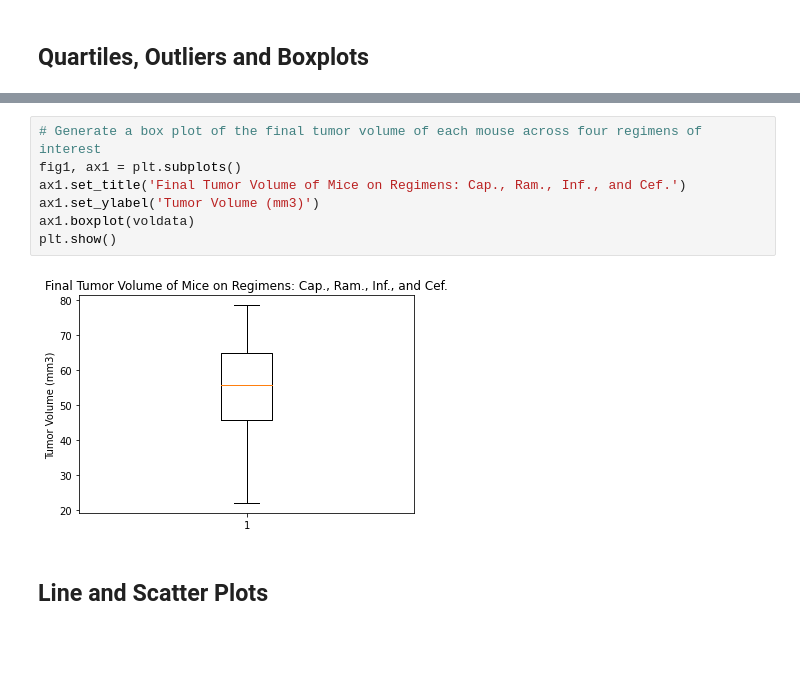
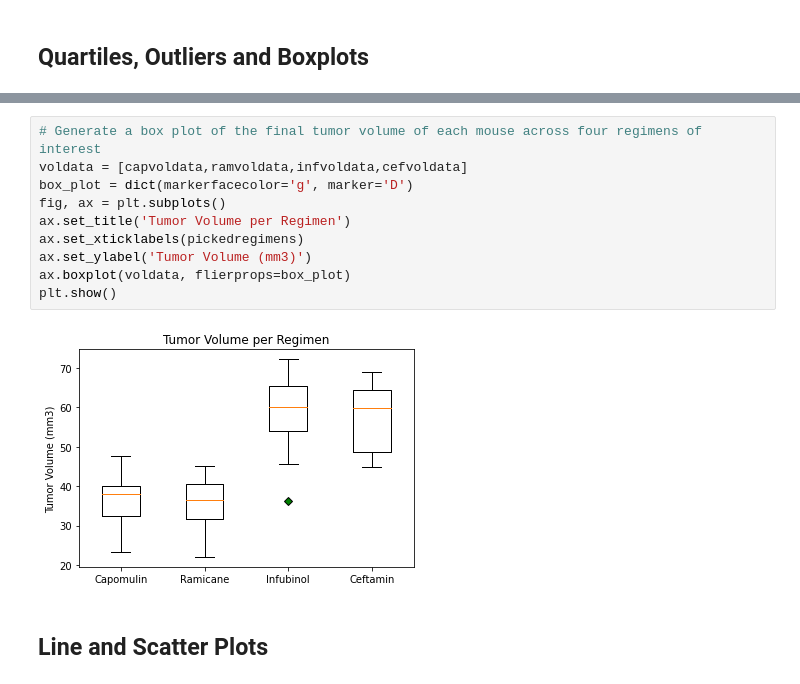
Before and after one commit to Grwat33/Matplotlib-challenge, a Jupyter notebook: Pymaceuticals/pymaceuticals_starter.ipynb, the cells around one changed output, grey strips where cells are left out. Saved outputs shown, nothing was run; the diff lists cells and outputs as text; blank space fills up the shorter version.

```diff
--- a/Pymaceuticals/pymaceuticals_starter.ipynb
+++ b/Pymaceuticals/pymaceuticals_starter.ipynb
@@ -290,12 +326,15 @@ There are no outliers
 # %%
 # Generate a box plot of the final tumor volume of each mouse across four regimens of interest
-fig1, ax1 = plt.subplots()
-ax1.set_title('Final Tumor Volume of Mice on Regimens: Cap., Ram., Inf., and Cef.')
-ax1.set_ylabel('Tumor Volume (mm3)')
-ax1.boxplot(voldata)
+voldata = [capvoldata,ramvoldata,infvoldata,cefvoldata]
+box_plot = dict(markerfacecolor='g', marker='D')
+fig, ax = plt.subplots()
+ax.set_title('Tumor Volume per Regimen')
+ax.set_xticklabels(pickedregimens)
+ax.set_ylabel('Tumor Volume (mm3)')
+ax.boxplot(voldata, flierprops=box_plot)
 plt.show()
 # %% [output]
-[figure, old version]
+[figure, new version]
 # %% [markdown]
 ## Line and Scatter Plots
 # %%
```
Also changed, not shown: parts of 10 cells of this notebook.
